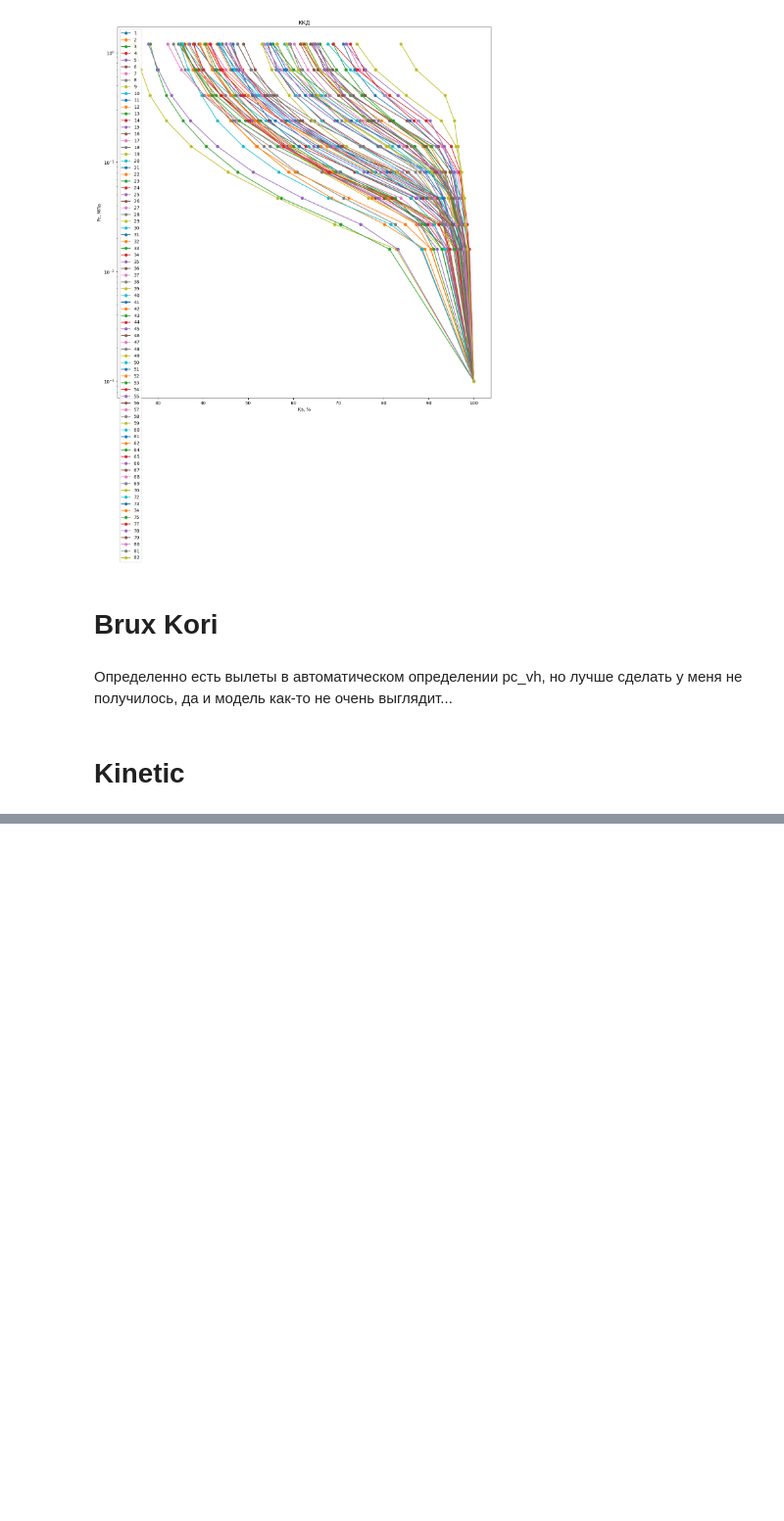
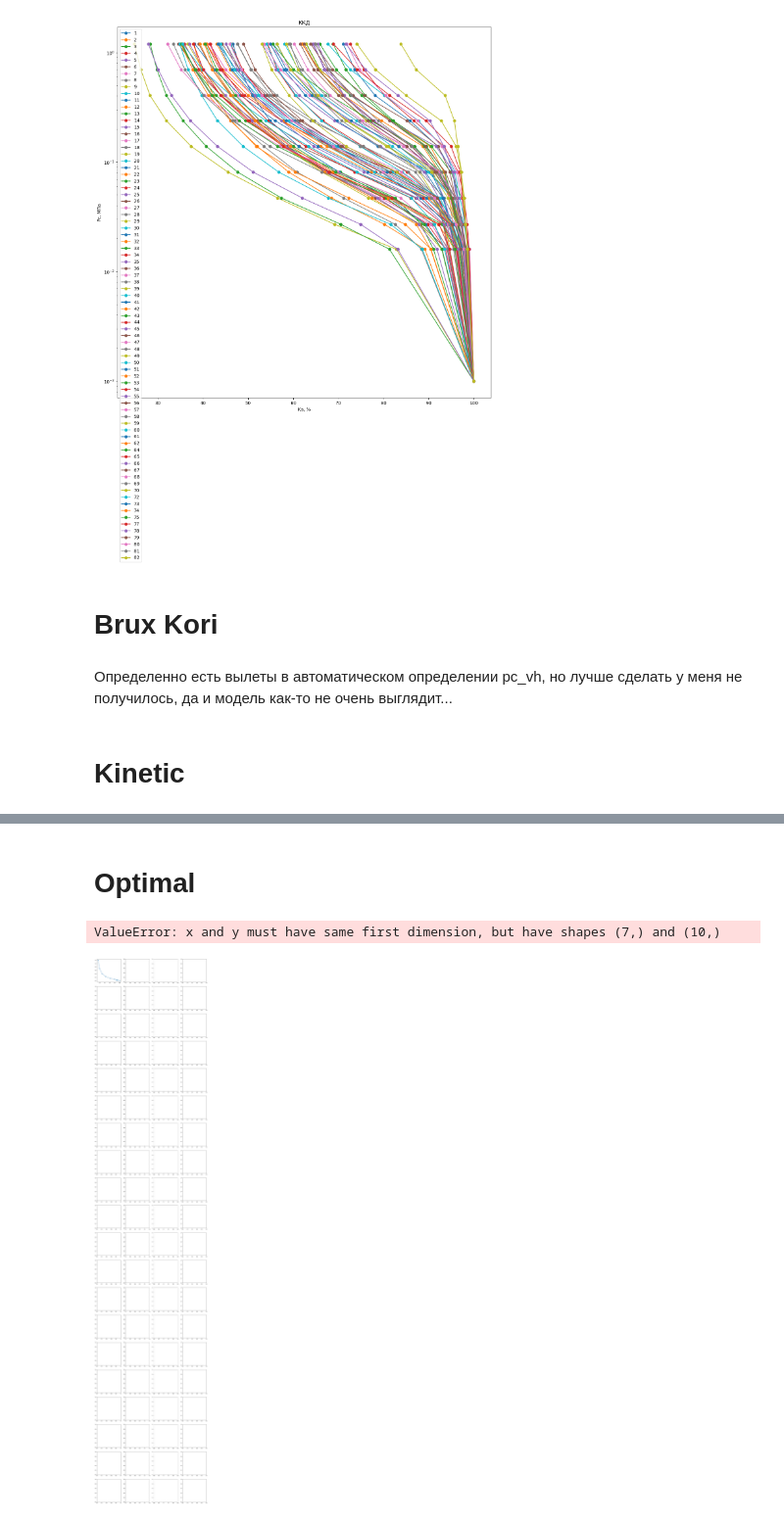
Before and after one commit to spaceswimmer/Pertoleum-Geology-Projects, a Jupyter notebook: Artemiy_Fishchuk_examples/03 Capilarry curve modeling/task.ipynb, the cells around one changed output, grey strips where cells are left out. Shown at 98% size. Drawn from its saved outputs; the diff is of its cells as text; code cells hidden in the pictures; blank space fills up the shorter version.

```diff
--- a/Artemiy_Fishchuk_examples/03 Capilarry curve modeling/task.ipynb
+++ b/Artemiy_Fishchuk_examples/03 Capilarry curve modeling/task.ipynb
@@ -57,15 +57,15 @@ def plot_all_models(data, pc, model_name):
     axes = axes.flatten()  # Flatten the axes array for easy iteration
 
     for idx, num in enumerate(data.keys()):
+        mask = np.full(pc.shape, True)
         match model_name:
             case "BruxKori":
                 model = BruxKori(data[num]["kv"], pc)
-                mask = np.full(model.pc.shape, True)
             case "Kinetic":
                 model = Kinetic(data[num]["kv"], pc)
                 mask = (model.pc > model.pc_vh)
             case "Optimal":
-                pass
+                model = Optimal(data[num]["kv"], pc)
             case "Tomira":
                 pass
             case "Trigonometric":
@@ -105,0 +106,7 @@ plot_all_models(data, pc, model_name="Kinetic")
+# %% [markdown]
+# Optimal
+# %%
+plot_all_models(data, pc, model_name="Optimal")
+# %% [output]
+ValueError: x and y must have same first dimension, but have shapes (7,) and (10,)
+[figure, added]
```
Also changed, not shown: parts of 2 cells of this notebook, 3 other files.
